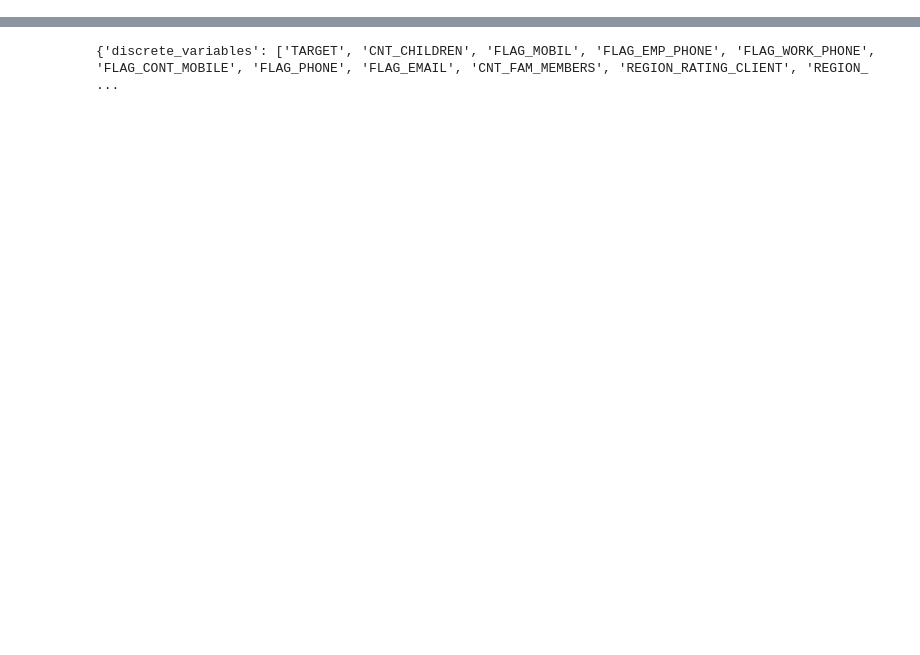
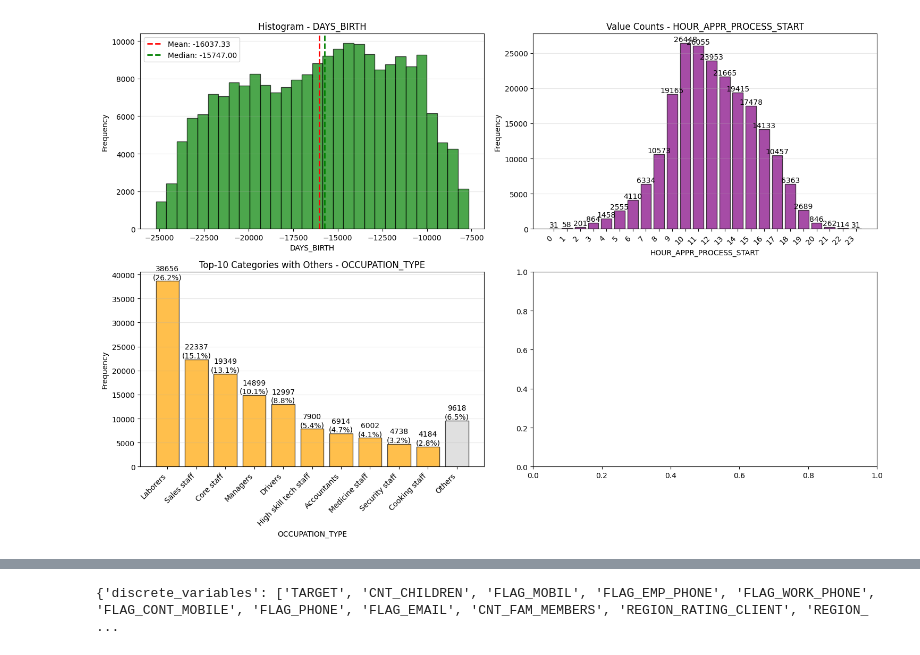
Before and after one commit to MinhGioChai/Data-Visualization, a Jupyter notebook: processing/function.ipynb, the cells around one changed output, grey strips where cells are left out. Saved outputs shown, nothing was run; the diff lists cells and outputs as text; code cells hidden in the pictures; blank space fills up the shorter version.

```diff
--- a/processing/function.ipynb
+++ b/processing/function.ipynb
@@ -801,0 +535,10 @@ plot_continuous_histogram(df['AMT_ANNUITY'])
+# %%
+# Cách 2: Vẽ vào subplot
+fig, axes = plt.subplots(2, 2, figsize=(15, 10))
+plot_continuous_histogram(df['DAYS_BIRTH'], color='green', ax=axes[0, 0])
+plot_discrete_barchart(df['HOUR_APPR_PROCESS_START'], color='purple', ax=axes[0, 1])
+plot_nominal_topk_barchart(df['OCCUPATION_TYPE'], color='orange', ax=axes[1, 0])
+plt.tight_layout()
+plt.show()
+# %% [output]
+[figure, added]
```
Also changed, not shown: parts of 5 cells of this notebook, 5 other files.
